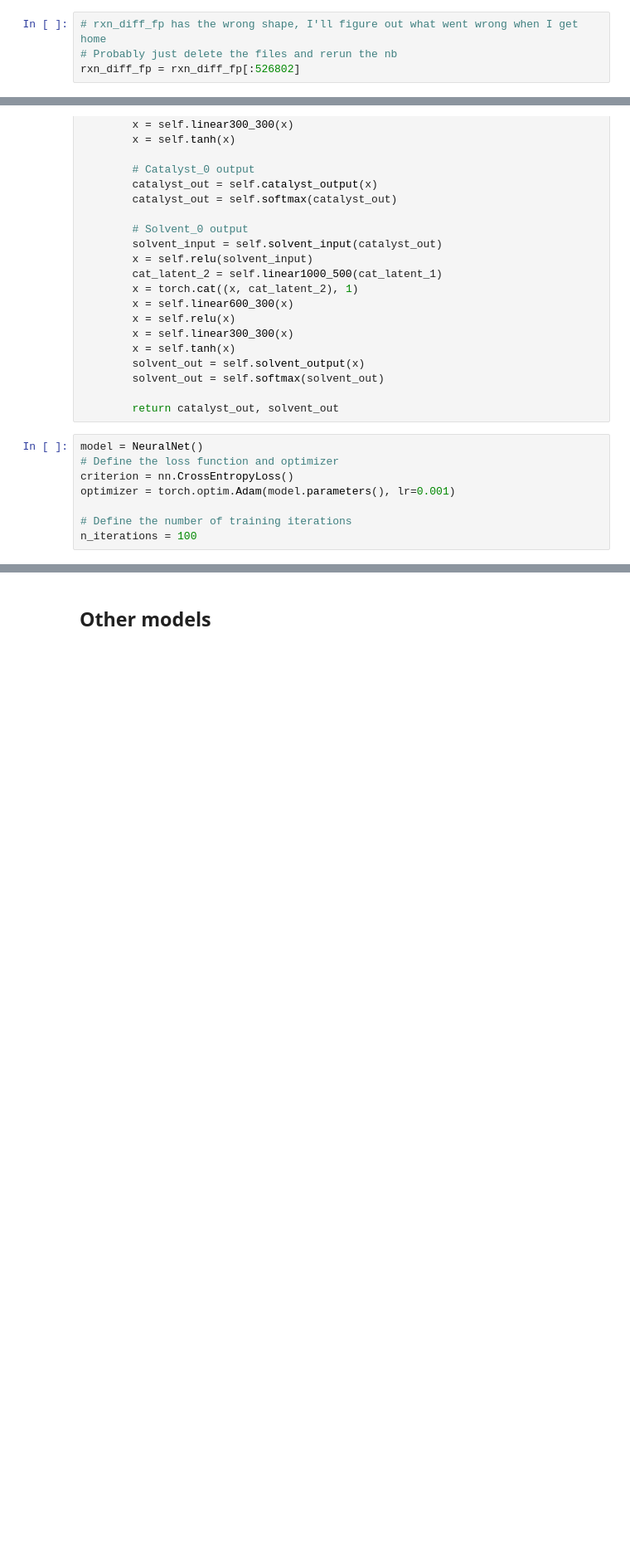
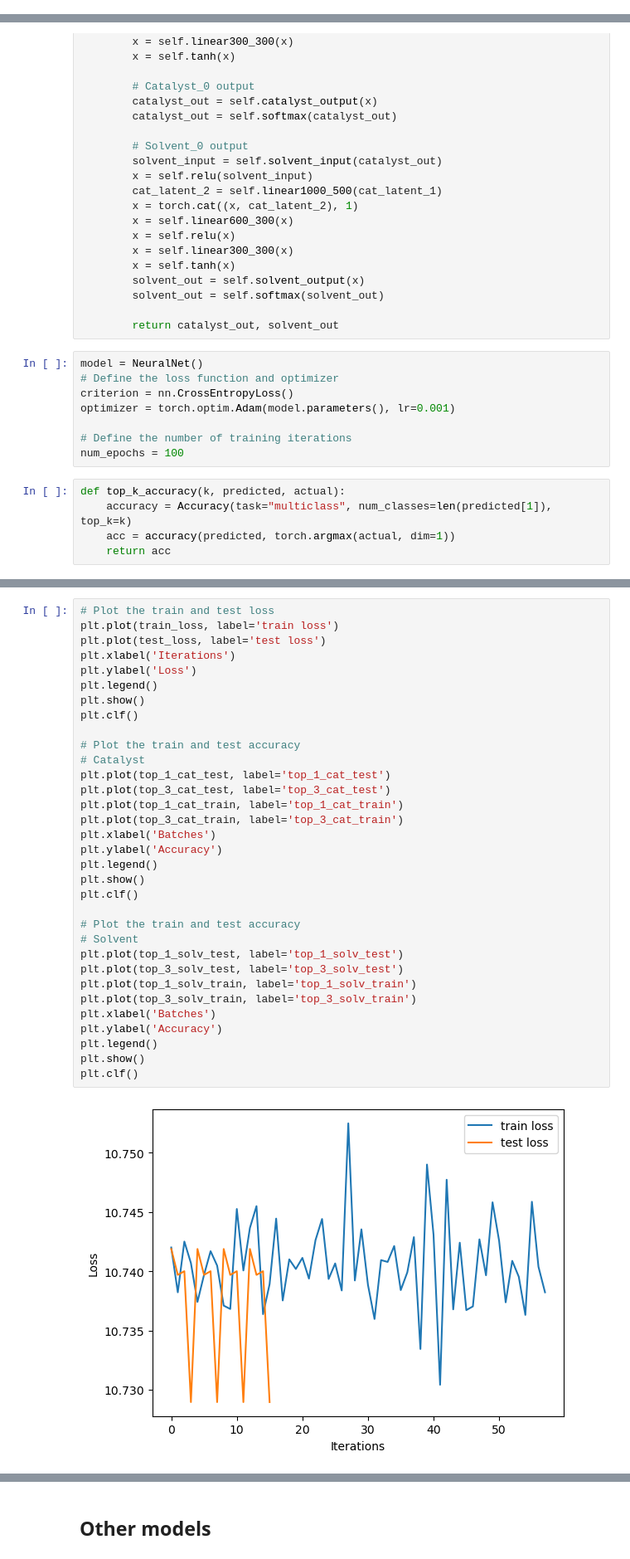
Before and after one commit to sustainable-processes/chemical-parameter-sharing, a Jupyter notebook: modelling_3.ipynb, the cells around one changed output, grey strips where cells are left out. Shown at 83% size. Saved outputs shown, nothing was run; the diff lists cells and outputs as text; blank space fills up the shorter version.

Commit message:
cat and solv prediction

```diff
--- a/modelling_3.ipynb
+++ b/modelling_3.ipynb
@@ -264,7 +267,3 @@ product_fp = np.load("data/ORD_USPTO/USPTO_product_fp.pkl.npy", allow_pickle=Tru
 # Run all cells in the "Read in data" section to get data_df
 
 # find the data in df3
-# %%
-# rxn_diff_fp has the wrong shape, I'll figure out what went wrong when I get home
-# Probably just delete the files and rerun the nb
-rxn_diff_fp = rxn_diff_fp[:526802]
@@ -363,5 +366,10 @@ criterion = nn.CrossEntropyLoss()
 optimizer = torch.optim.Adam(model.parameters(), lr=0.001)
 
 # Define the number of training iterations
-n_iterations = 100
+num_epochs = 100
+# %%
+def top_k_accuracy(k, predicted, actual):
+    accuracy = Accuracy(task="multiclass", num_classes=len(predicted[1]), top_k=k)
+    acc = accuracy(predicted, torch.argmax(actual, dim=1))
+    return acc
 # %%
@@ -415 +463,36 @@ Iteration 1, Loss: 10.739783855805914
 KeyboardInterrupt:
+# %%
+# Plot the train and test loss
+plt.plot(train_loss, label='train loss')
+plt.plot(test_loss, label='test loss')
+plt.xlabel('Iterations')
+plt.ylabel('Loss')
+plt.legend()
+plt.show()
+plt.clf()
+
+# Plot the train and test accuracy
+# Catalyst
+plt.plot(top_1_cat_test, label='top_1_cat_test')
+plt.plot(top_3_cat_test, label='top_3_cat_test')
+plt.plot(top_1_cat_train, label='top_1_cat_train')
+plt.plot(top_3_cat_train, label='top_3_cat_train')
+plt.xlabel('Batches')
+plt.ylabel('Accuracy')
+plt.legend()
+plt.show()
+plt.clf()
+
+# Plot the train and test accuracy
+# Solvent
+plt.plot(top_1_solv_test, label='top_1_solv_test')
+plt.plot(top_3_solv_test, label='top_3_solv_test')
+plt.plot(top_1_solv_train, label='top_1_solv_train')
+plt.plot(top_3_solv_train, label='top_3_solv_train')
+plt.xlabel('Batches')
+plt.ylabel('Accuracy')
+plt.legend()
+plt.show()
+plt.clf()
+# %% [output]
+[figure, added]
```
Also changed, not shown: parts of 7 cells of this notebook.
